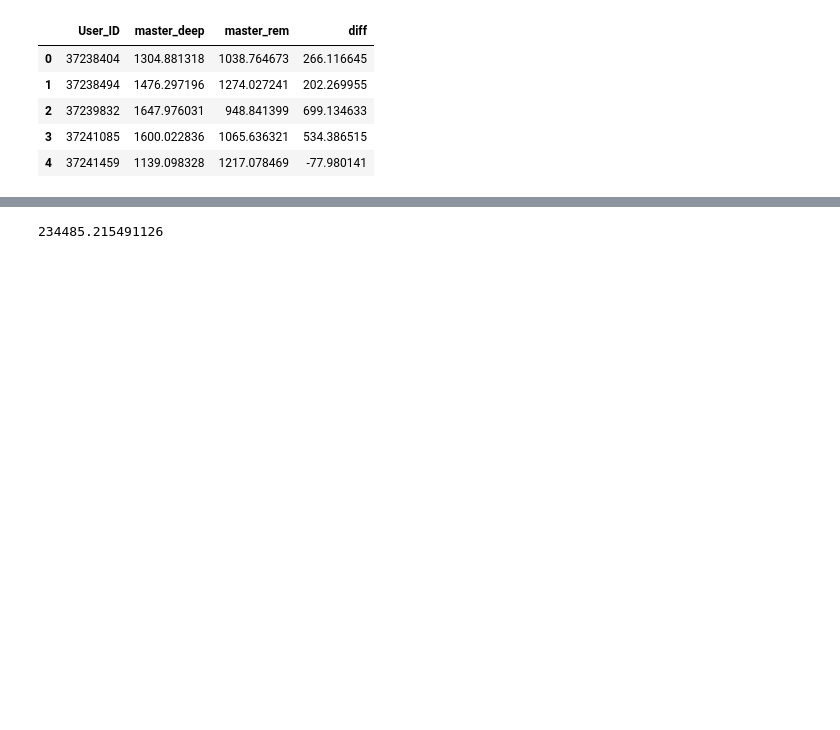
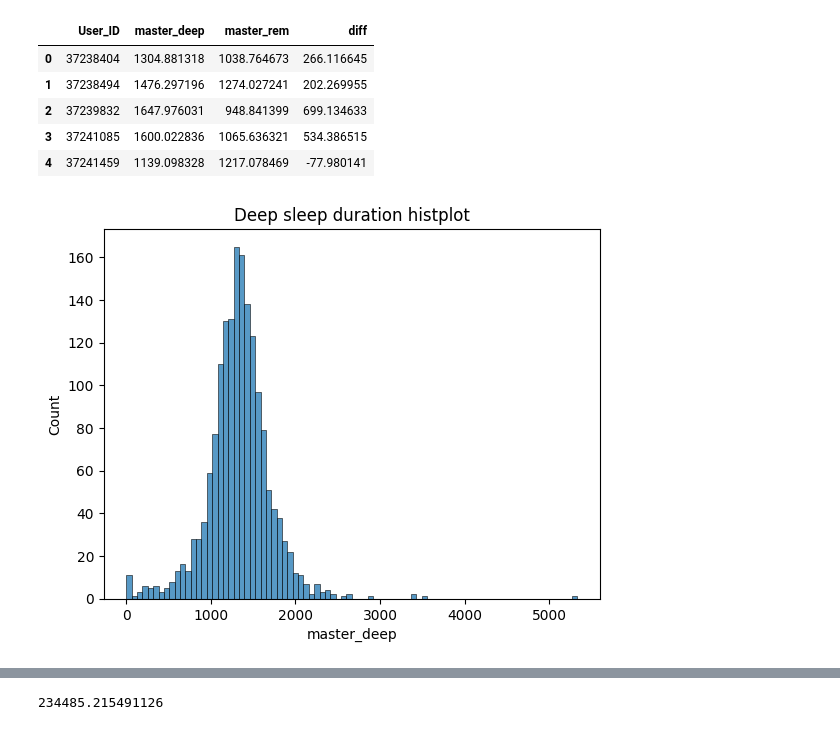
Before and after one commit to darkdip2/transfer, a Jupyter notebook: eda.ipynb, the cells around one changed output, grey strips where cells are left out. Saved outputs shown, nothing was run; the diff lists cells and outputs as text; code cells hidden in the pictures; blank space fills up the shorter version.

```diff
--- a/eda.ipynb
+++ b/eda.ipynb
@@ -170,3 +170,9 @@ q1.head()
 | 2 | 37239832 | 1647.976031 | 948.841399 | 699.134633 |
 | 3 | 37241085 | 1600.022836 | 1065.636321 | 534.386515 |
 | 4 | 37241459 | 1139.098328 | 1217.078469 | -77.980141 |
+# %%
+sns.histplot(data=q1,x='master_deep')
+plt.title('Deep sleep duration histplot')
+plt.show()
+# %% [output]
+[figure, added]
```
Also changed, not shown: parts of 4 cells of this notebook.
